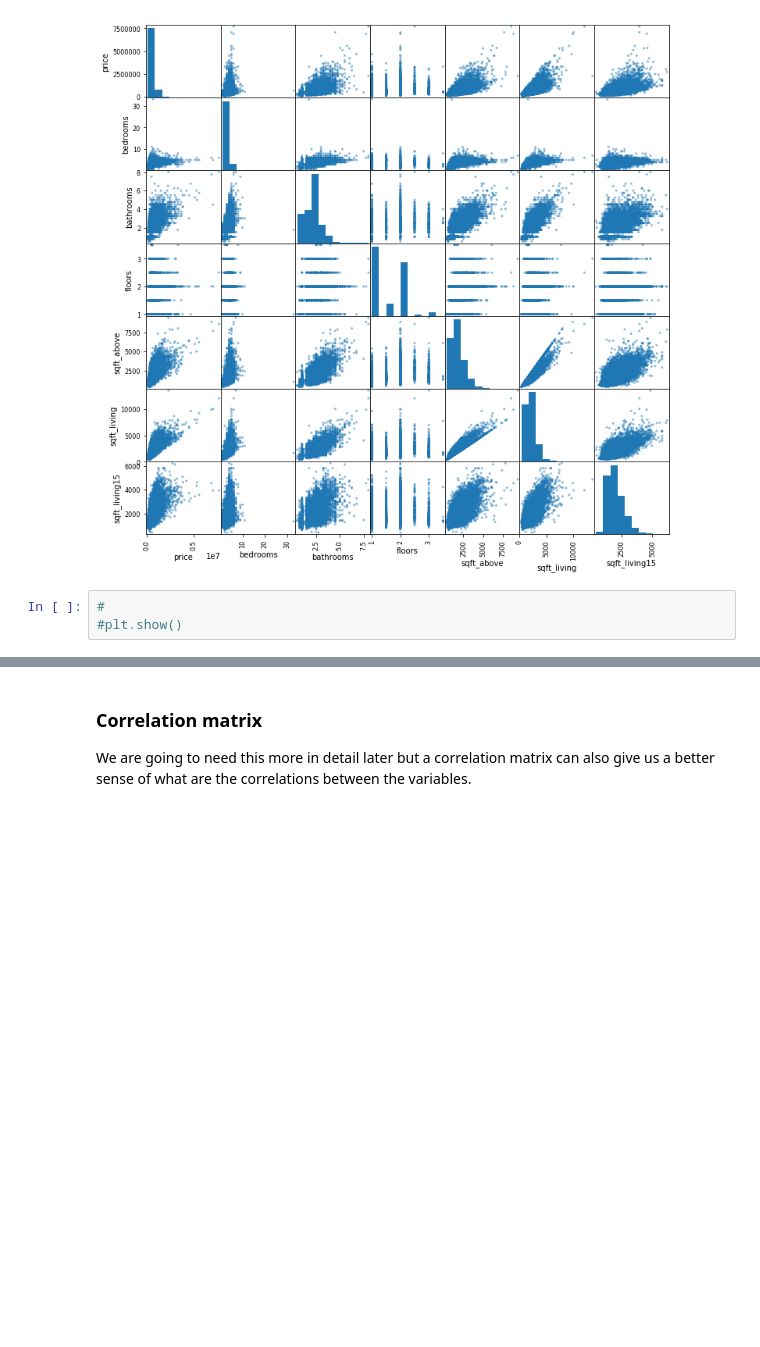
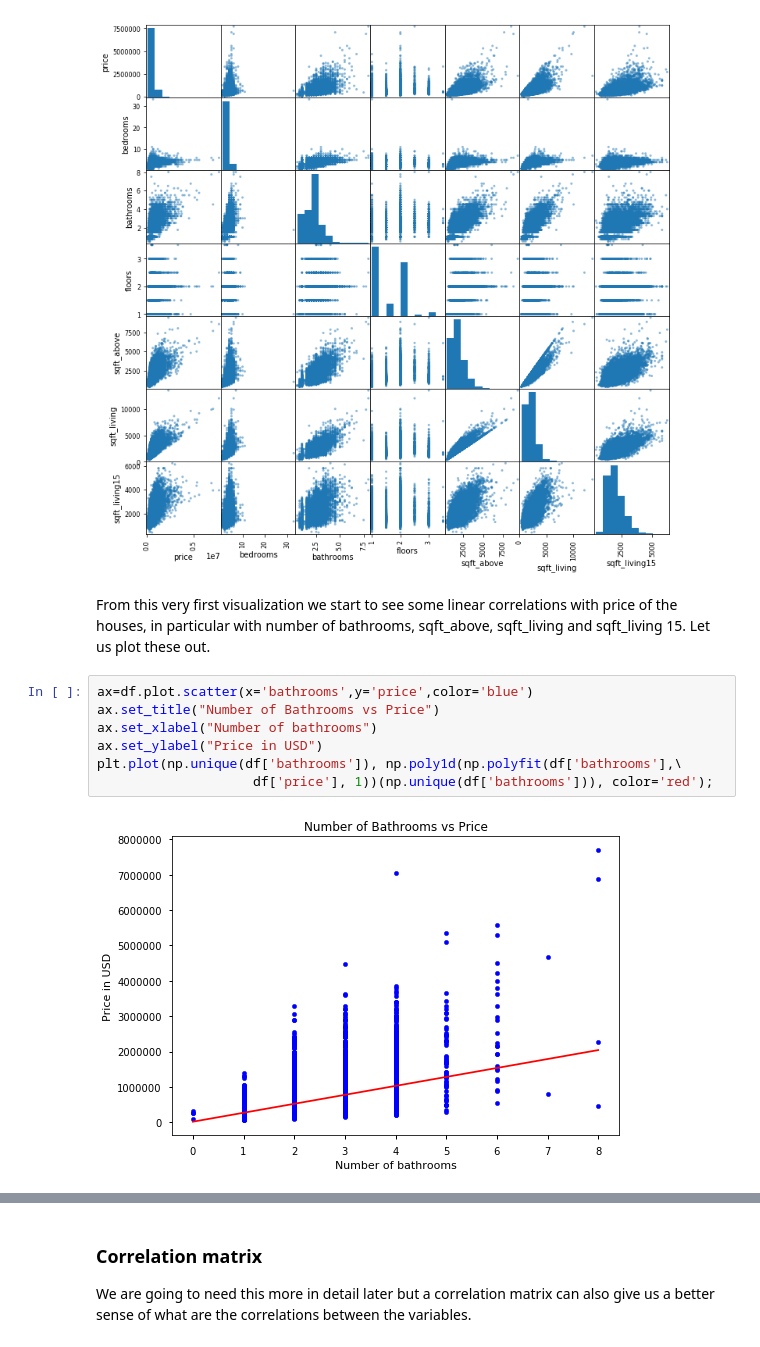
Before and after one commit to MNLKuzmin/dsc-phase-2-project-v2-3, a Jupyter notebook: student.ipynb, the cells around one changed output, grey strips where cells are left out. Drawn from its saved outputs; the diff is of its cells as text; blank space fills up the shorter version.

```diff
--- a/student.ipynb
+++ b/student.ipynb
@@ -190,6 +191,15 @@ main=pd.DataFrame(df, columns = ['price',"bedrooms","bathrooms", "floors","sqft_
 pd.plotting.scatter_matrix(main,figsize  = [12, 12]);
 # %% [output]
 [figure]
-# %%
-#
-#plt.show()
+# %% [markdown]
+From this very first visualization we start to see some linear correlations with price of the houses, in particular with number of bathrooms, sqft_above, sqft_living and sqft_living 15.
+Let us plot these out.
+# %%
+ax=df.plot.scatter(x='bathrooms',y='price',color='blue')
+ax.set_title("Number of Bathrooms vs Price")
+ax.set_xlabel("Number of bathrooms")
+ax.set_ylabel("Price in USD")
+plt.plot(np.unique(df['bathrooms']), np.poly1d(np.polyfit(df['bathrooms'],\
+                    df['price'], 1))(np.unique(df['bathrooms'])), color='red');
+# %% [output]
+[figure, added]
```
Also changed, not shown: parts of 73 cells of this notebook.
